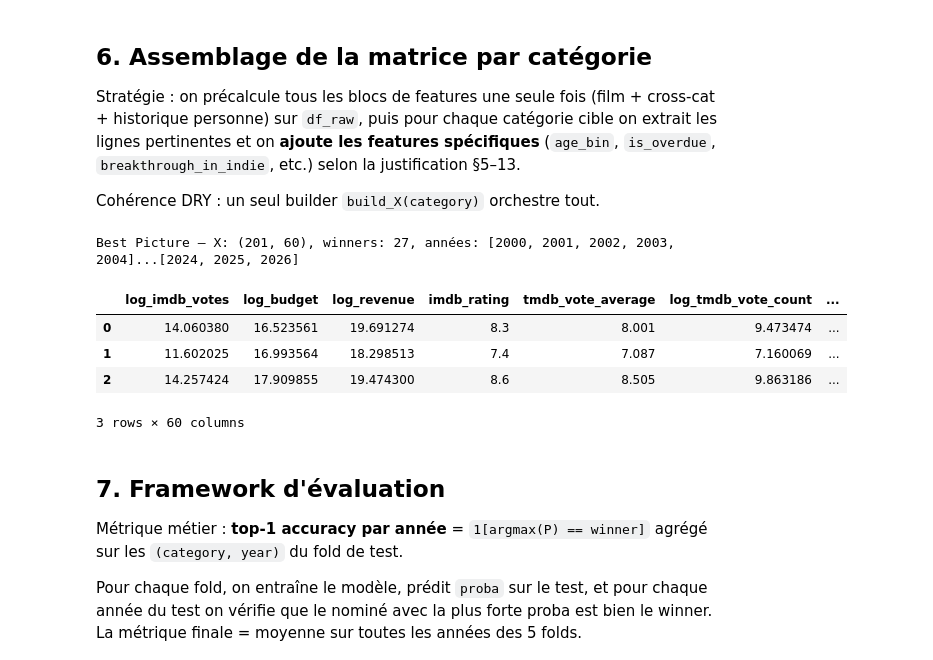
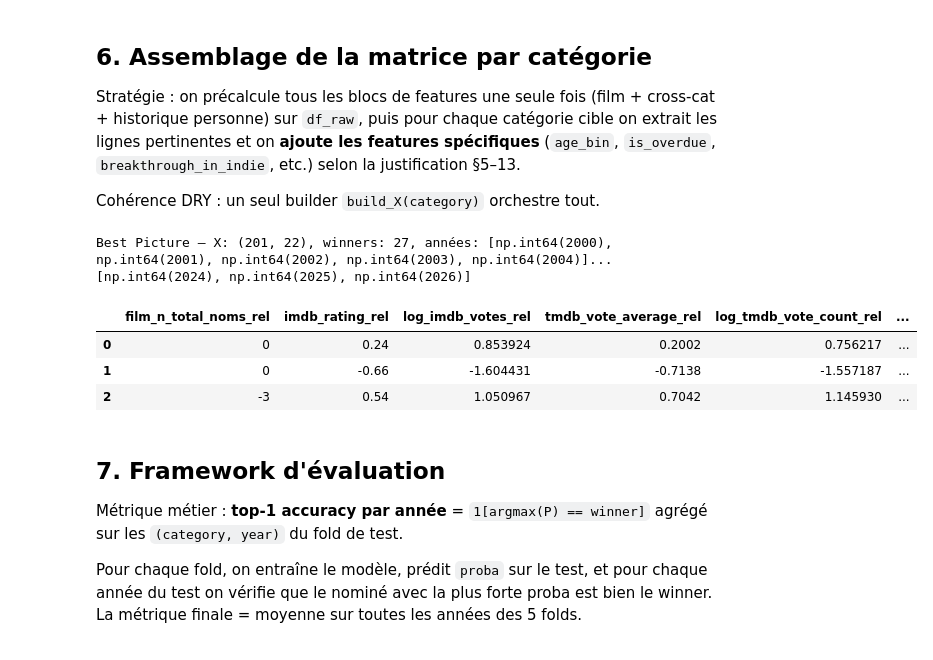
Before and after one commit to jbouniol/albert-ml-oscar-predictions, a Jupyter notebook: Notebooks/Model_experimentation.ipynb, the cells around one changed output. Cells and saved outputs as stored; diff of their text form; code cells hidden in the pictures.

```diff
--- a/Notebooks/Model_experimentation.ipynb
+++ b/Notebooks/Model_experimentation.ipynb
@@ -424,39 +417,102 @@ def build_X_for_category(category: str) -> tuple[pd.DataFrame, np.ndarray, np.nd
     if category == 'Best Directing':
         X = X.drop(columns=['has_director_nom'])
 
     # Acteurs second rôle : interactions explicites
     if category == 'Best Actor in a Supporting Role':
         X['veteran_in_BP'] = X['is_veteran'] * X['film_is_BP_nominee']
         X['breakthrough_in_BP'] = X['is_first_nomination'] * X['film_is_BP_nominee']
     if category == 'Best Actress in a Supporting Role':
         X['breakthrough_in_indie'] = X['is_first_nomination'] * X['is_indie']
 
     # Texte (catégories où le contenu narratif compte)
     text_cats = {'Best Picture', 'Best Writing (Original Screenplay)', 'Best Animated Feature Film'}
     if category in text_cats:
         X['text_combined'] = _build_text_combined(df_cat)
 
+    # --- Feature Engineering Relatif (par année de cérémonie) ---
+    if 'film_n_total_noms' in X.columns:
+        X['film_n_total_noms_rel'] = X.groupby(df_cat['year'])['film_n_total_noms'].transform(lambda s: s - s.max()).fillna(0.0)
+    if 'n_prior_noms' in X.columns:
+        X['n_prior_noms_rel'] = X.groupby(df_cat['year'])['n_prior_noms'].transform(lambda s: s - s.max()).fillna(0.0)
+    if 'n_prior_wins' in X.columns:
+        X['n_prior_wins_rel'] = X.groupby(df_cat['year'])['n_prior_wins'].transform(lambda s: s - s.max()).fillna(0.0)
+
+    for col in ['imdb_rating', 'log_imdb_votes', 'tmdb_vote_average', 'log_tmdb_vote_count', 'log_budget', 'log_revenue']:
+        if col in X.columns:
+            X[f'{col}_rel'] = X.groupby(df_cat['year'])[col].transform(lambda s: s - s.mean()).fillna(0.0)
+
+    # --- Sélection sélective de features par catégorie ---
+    cols_to_keep = []
+    common_cols = [
+        'film_n_total_noms_rel', 'imdb_rating_rel', 'log_imdb_votes_rel',
+        'tmdb_vote_average_rel', 'log_tmdb_vote_count_rel', 'log_budget_rel', 'log_revenue_rel',
+        'film_n_total_noms', 'imdb_rating', 'log_imdb_votes', 'roi', 'film_is_BP_nominee'
+    ]
+    cols_to_keep.extend([c for c in common_cols if c in X.columns])
+
+    if category in {'Best Actor in a Leading Role', 'Best Actress in a Leading Role',
+                    'Best Actor in a Supporting Role', 'Best Actress in a Supporting Role',
+                    'Best Directing'}:
+        person_cols = [
+            'n_prior_noms', 'n_prior_wins', 'n_prior_noms_rel', 'n_prior_wins_rel',
+            'years_since_last_nom', 'years_since_last_win',
+            'is_first_nomination', 'is_overdue', 'is_veteran',
+            'has_director_nom', 'has_acting_nom', 'has_writing_nom'
+        ]
+        cols_to_keep.extend([c for c in person_cols if c in X.columns])
+        if category == 'Best Actor in a Supporting Role':
+            cols_to_keep.extend([c for c in ['veteran_in_BP', 'breakthrough_in_BP'] if c in X.columns])
+        if category == 'Best Actress in a Supporting Role':
+            cols_to_keep.extend([c for c in ['breakthrough_in_indie', 'is_indie'] if c in X.columns])
+
+    elif category == 'Best Picture':
+        bp_cols = [
+            'n_other_noms', 'has_director_nom', 'has_acting_nom', 'has_writing_nom',
+            'genre_drama', 'genre_comedy', 'genre_history', 'genre_biography', 'genre_is_biopic',
+            'is_late_release', 'text_combined'
+        ]
+        cols_to_keep.extend([c for c in bp_cols if c in X.columns])
+
+    elif category == 'Best Animated Feature Film':
+        anim_cols = [
+            'genre_animation', 'text_combined'
+        ]
+        cols_to_keep.extend([c for c in anim_cols if c in X.columns])
+
+    elif category == 'Best Visual Effects':
+        vfx_cols = [
+            'genre_is_vfx_heavy', 'genre_action', 'genre_adventure', 'genre_sci-fi', 'genre_fantasy', 'budget_bin'
+        ]
+        cols_to_keep.extend([c for c in vfx_cols if c in X.columns])
+
+    elif category == 'Best Writing (Original Screenplay)':
+        write_cols = [
+            'has_director_nom', 'has_acting_nom', 'genre_drama', 'genre_comedy', 'genre_crime', 'text_combined'
+        ]
+        cols_to_keep.extend([c for c in write_cols if c in X.columns])
+
+    X = X[cols_to_keep]
+
     # On ne garde que les lignes avec un tconst (sinon impossible à utiliser)
     valid = df_cat['tconst'].notna()
     X = X.loc[valid]
     df_cat = df_cat.loc[valid]
 
     y = df_cat['winner'].astype(int).values
     groups = df_cat['year'].values
     return X, y, groups, df_cat
 
 
 # Sanity-check sur Best Picture
 X_bp, y_bp, g_bp, df_bp = build_X_for_category('Best Picture')
 print(f'Best Picture — X: {X_bp.shape}, winners: {y_bp.sum()}, années: {sorted(set(g_bp))[:5]}...{sorted(set(g_bp))[-3:]}')
 X_bp.head(3)
 # %% [output]
-Best Picture — X: (201, 60), winners: 27, années: [2000, 2001, 2002, 2003, 2004]...[2024, 2025, 2026]
+Best Picture — X: (201, 22), winners: 27, années: [np.int64(2000), np.int64(2001), np.int64(2002), np.int64(2003), np.int64(2004)]...[np.int64(2024), np.int64(2025), np.int64(2026)]
-|  | log_imdb_votes | log_budget | log_revenue | imdb_rating | tmdb_vote_average | log_tmdb_vote_count | ... |
-| 0 | 14.060380 | 16.523561 | 19.691274 | 8.3 | 8.001 | 9.473474 | ... |
-| 1 | 11.602025 | 16.993564 | 18.298513 | 7.4 | 7.087 | 7.160069 | ... |
-| 2 | 14.257424 | 17.909855 | 19.474300 | 8.6 | 8.505 | 9.863186 | ... |
+|  | film_n_total_noms_rel | imdb_rating_rel | log_imdb_votes_rel | tmdb_vote_average_rel | log_tmdb_vote_count_rel | ... |
+| 0 | 0 | 0.24 | 0.853924 | 0.2002 | 0.756217 | ... |
+| 1 | 0 | -0.66 | -1.604431 | -0.7138 | -1.557187 | ... |
+| 2 | -3 | 0.54 | 1.050967 | 0.7042 | 1.145930 | ... |
-3 rows × 60 columns
 # %% [markdown]
 ## 7. Framework d'évaluation
 
```
Also changed, not shown: parts of 8 cells of this notebook.
